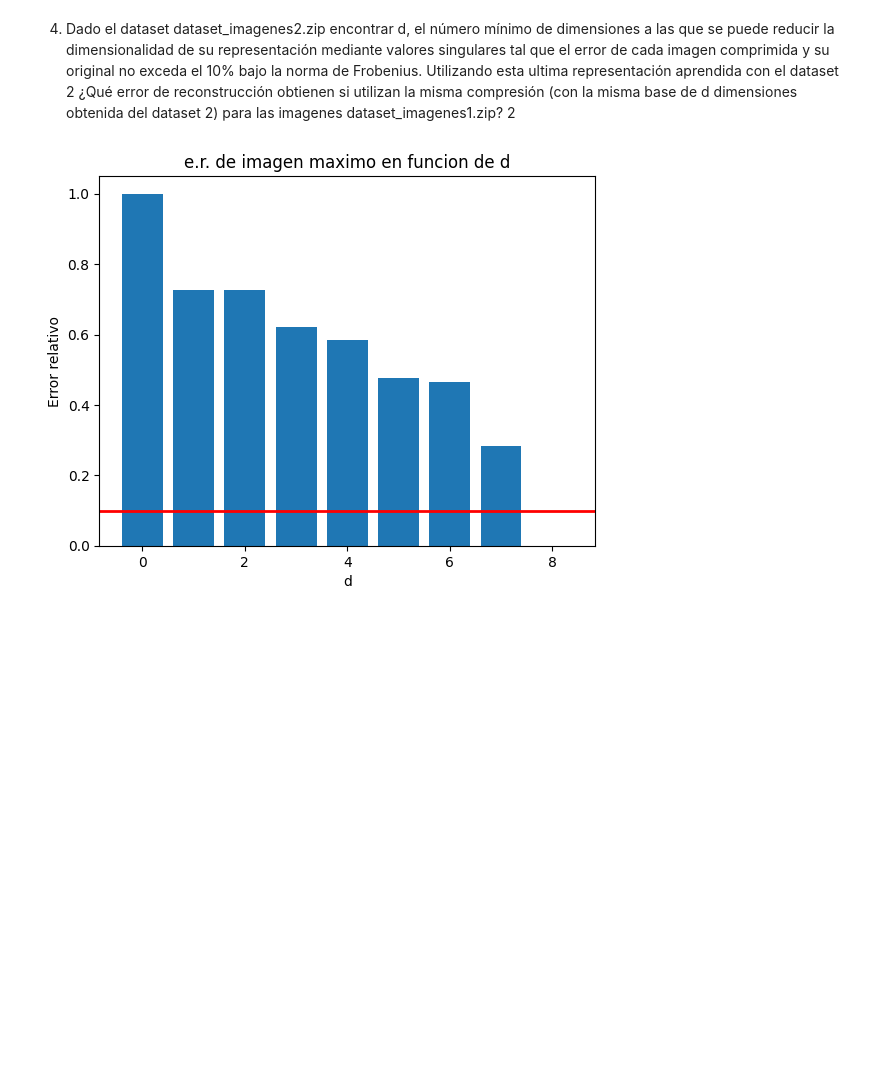
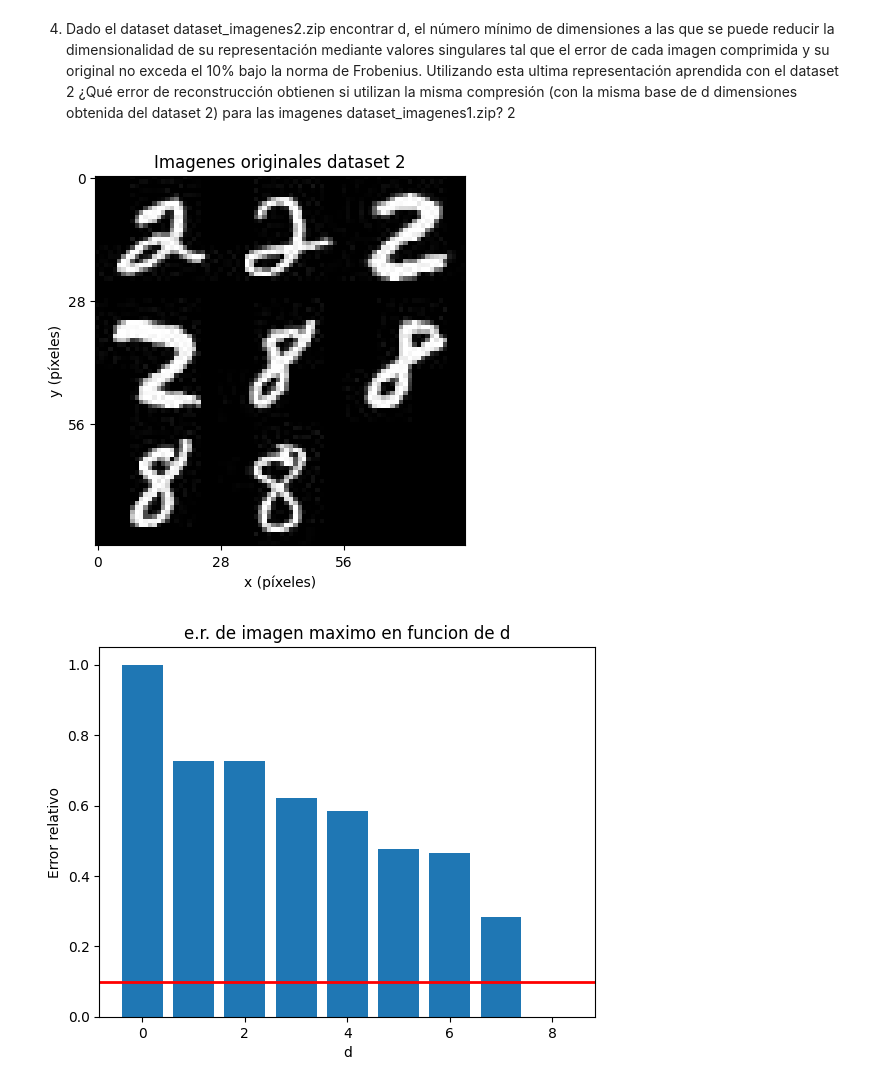
Before and after one commit to BrunoDC-dev/Metodos-numericos-2, a Jupyter notebook: TP3/p2.ipynb, the cells around one changed output. Cells and saved outputs as stored; diff of their text form; code cells hidden in the pictures; blank space fills up the shorter version.

```diff
--- a/TP3/p2.ipynb
+++ b/TP3/p2.ipynb
@@ -232,4 +244,32 @@ ultima representación aprendida con el dataset 2 ¿Qué error de reconstrucció
 misma compresión (con la misma base de d dimensiones obtenida del dataset 2) para las imagenes
 dataset_imagenes1.zip?
 2
+# %%
+folder2 = "C:/Users/juand/OneDrive/Documentos/Workspace/I202/I202TP34/TP3/datasets_imgs_02"
+
+image_names2 = os.listdir(folder2)
+image_names2.sort()
+n2 = len(image_names2)
+p2 = len(imread(folder2 + "/" + image_names2[0]))
+A2 = np.zeros((n2,p2**2))
+
+for i in range(n2):
+    A2[i] = imread(folder2 + "/" + image_names2[i]).flatten()
+
+collage = np.zeros((3*p, 3*p))
+for i in range(n2):
+    for f in range(p2):
+        for c in range(p2):
+            collage[f + (i // 3) * 28, c + (i % 3) * 28] = A2[i].reshape((p,p))[f,c]
+
+plt.figure()
+img = plt.imshow(collage, cmap = 'gray')
+plt.xticks(np.arange(0, collage.shape[1], 28))
+plt.yticks(np.arange(0, collage.shape[0], 28))
+plt.xlabel('x (píxeles)')
+plt.ylabel('y (píxeles)')
+plt.title('Imagenes originales dataset 2')
+plt.show()
+# %% [output]
+[figure, added]
 # %%
```
Also changed, not shown: parts of 9 cells of this notebook.
